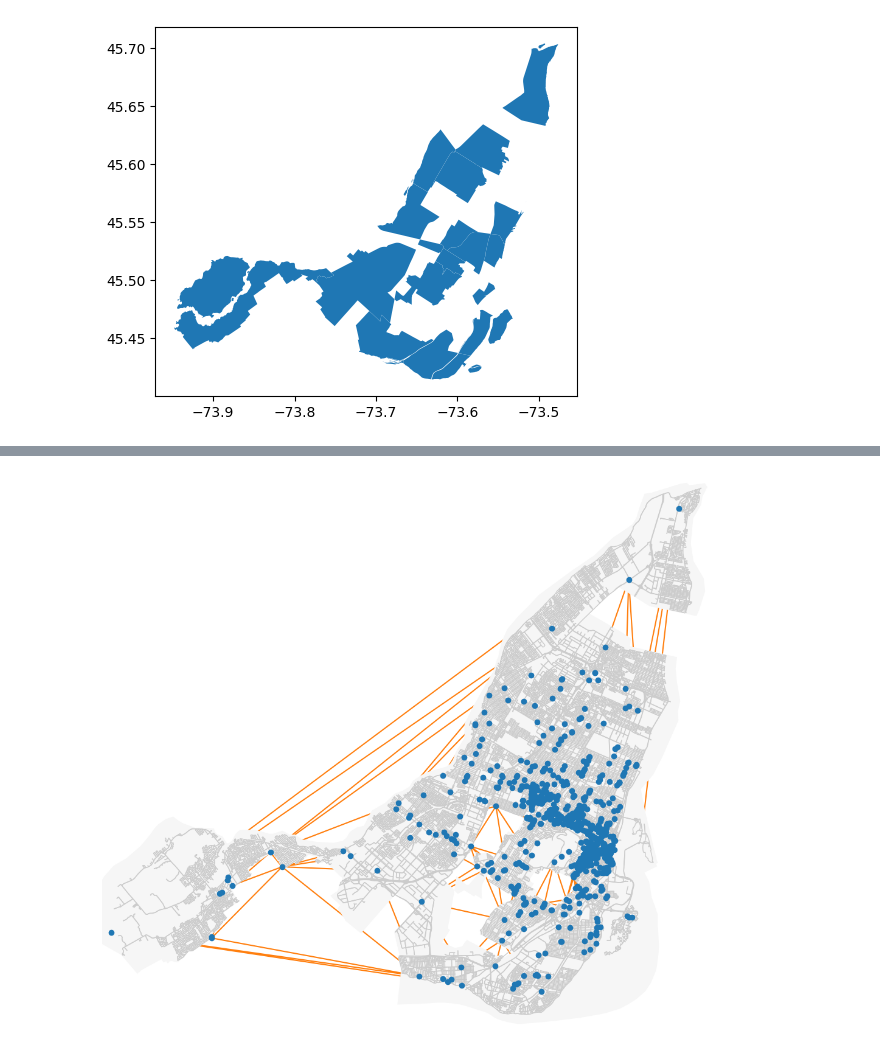
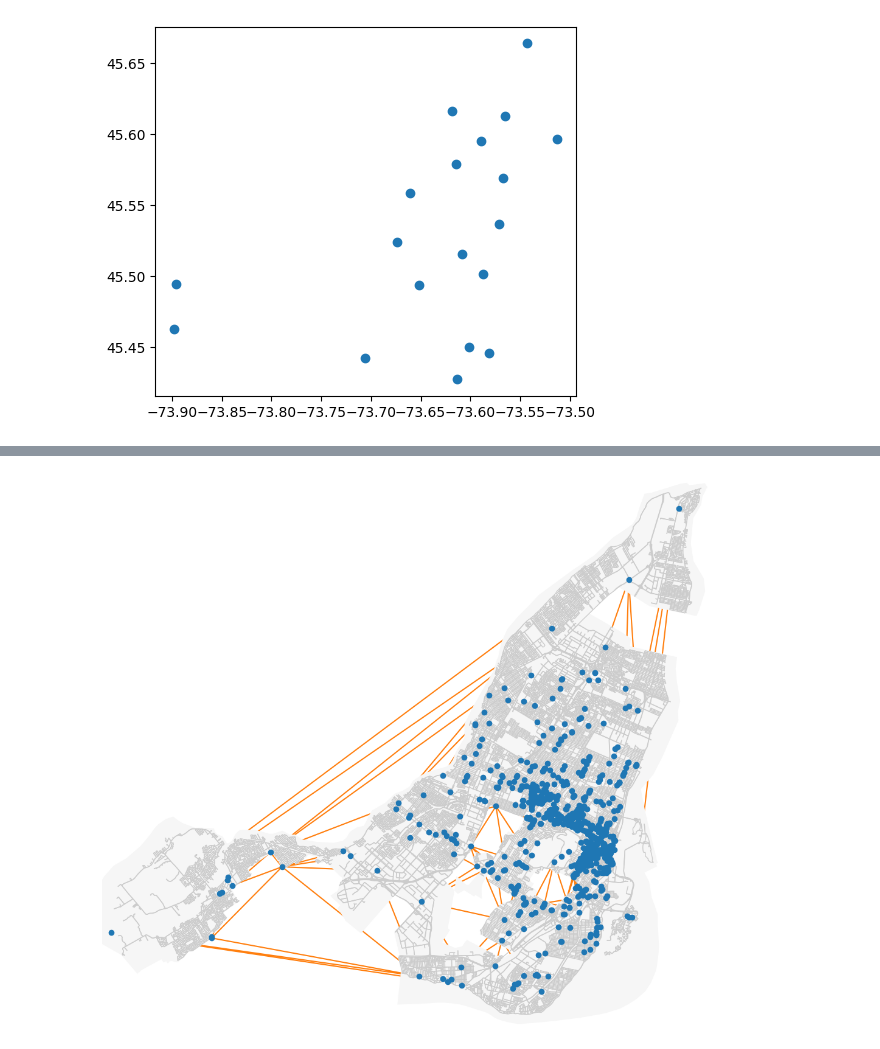
Before and after one commit to michelo200/GDS_project_deployment, a Jupyter notebook: initial_analysis/pois_analysis_caro.ipynb, the cells around one changed output, grey strips where cells are left out. Saved outputs shown, nothing was run; the diff lists cells and outputs as text; code cells hidden in the pictures.

Commit message:
updated districts polygons and centroids dfs

```diff
--- a/initial_analysis/pois_analysis_caro.ipynb
+++ b/initial_analysis/pois_analysis_caro.ipynb
@@ -8,5 +8,6 @@ from pyproj import CRS # for more advanced CRS modifications and transformations
 from scipy.spatial import Delaunay, delaunay_plot_2d, Voronoi, voronoi_plot_2d
 import numpy as np
 # %%
-df = gpd.read_file('/Users/caro/Desktop/SPRING24/GDS/PROJECT/GDS_project/dataframes/quartiers_sociologiques_2014.geojson') # arrondisement data
+districts = gpd.read_file('/Users/caro/Desktop/SPRING24/GDS/PROJECT/GDS_project/dataframes/district_centroids.geojson') # arrondisement data
+clean_pois = gpd.read_file('/Users/caro/Desktop/SPRING24/GDS/PROJECT/GDS_project/dataframes/clean_pois_montreal.geojson') # pois data
 city = 'Montreal, Canada'
@@ -52,4 +36,4 @@ neighbourhood_centroids.to_csv('neighbourhood_centroids', index=False)
 # %%
-neighbourhood_centroids.plot();
+districts.plot();
 # %% [output]
-[figure, old version]
+[figure, new version]
```
Also changed, not shown: parts of 17 cells of this notebook, 4 other files.
